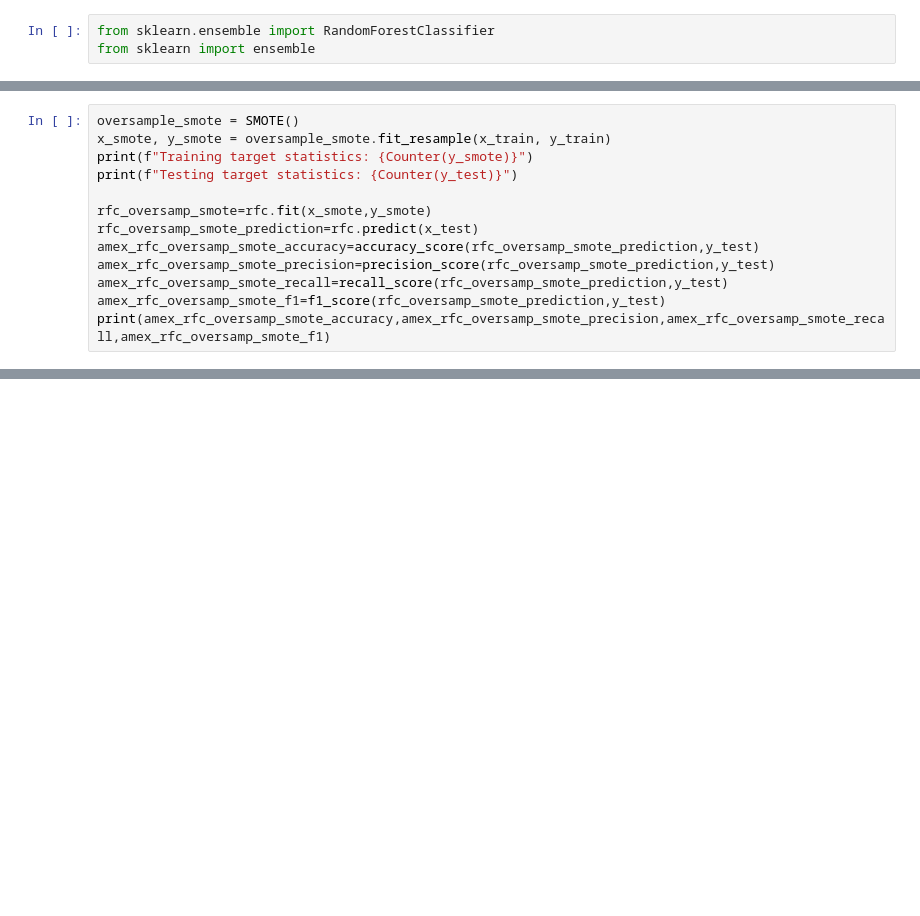
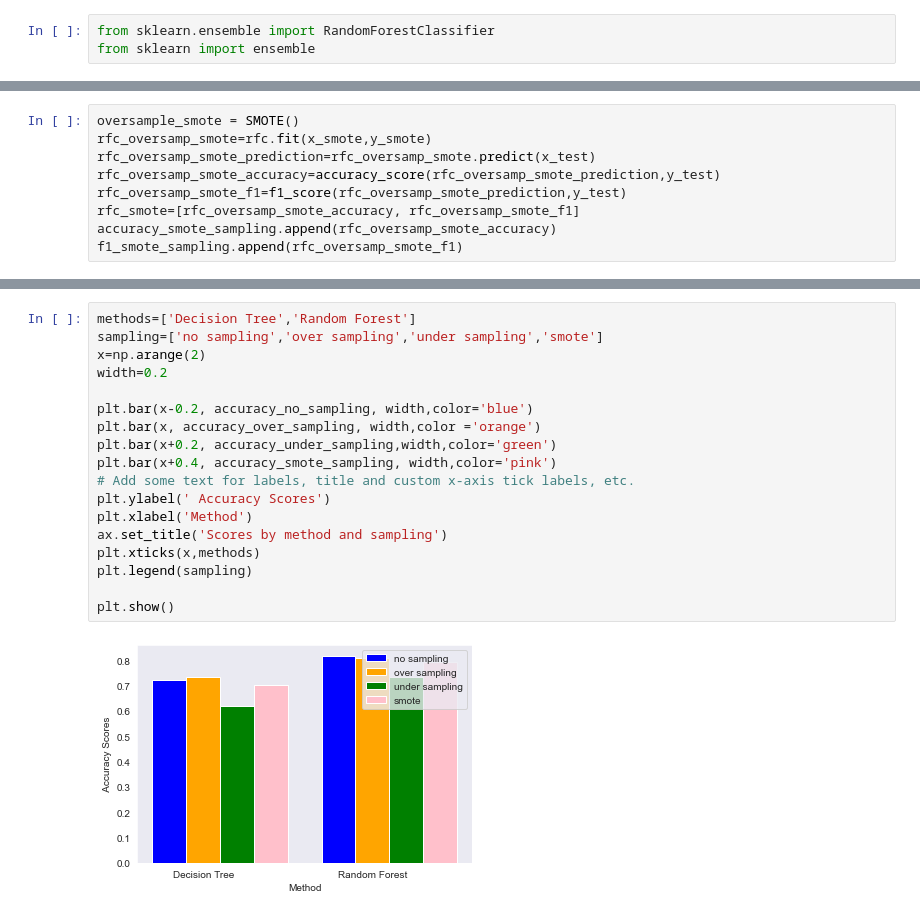
Before and after one commit to EMAT31530/ai-group-project-group-28, a Jupyter notebook: Random Forest Classifier.ipynb, the cells around one changed output, grey strips where cells are left out. Saved outputs shown, nothing was run; the diff lists cells and outputs as text; blank space fills up the shorter version.

```diff
--- a/Random Forest Classifier.ipynb
+++ b/Random Forest Classifier.ipynb
@@ -151,13 +162,0 @@ print(amex_rfc_undersamp_accuracy,amex_rfc_undersamp_precision,amex_rfc_undersam
-# %%
-oversample_smote = SMOTE()
-x_smote, y_smote = oversample_smote.fit_resample(x_train, y_train)
-print(f"Training target statistics: {Counter(y_smote)}")
-print(f"Testing target statistics: {Counter(y_test)}")
-
-rfc_oversamp_smote=rfc.fit(x_smote,y_smote)
-rfc_oversamp_smote_prediction=rfc.predict(x_test)
-amex_rfc_oversamp_smote_accuracy=accuracy_score(rfc_oversamp_smote_prediction,y_test)
-amex_rfc_oversamp_smote_precision=precision_score(rfc_oversamp_smote_prediction,y_test)
-amex_rfc_oversamp_smote_recall=recall_score(rfc_oversamp_smote_prediction,y_test)
-amex_rfc_oversamp_smote_f1=f1_score(rfc_oversamp_smote_prediction,y_test)
-print(amex_rfc_oversamp_smote_accuracy,amex_rfc_oversamp_smote_precision,amex_rfc_oversamp_smote_recall,amex_rfc_oversamp_smote_f1)
@@ -175,0 +163,9 @@ plt.bar(names,rfc_nosamp_scores)
+# %%
+oversample_smote = SMOTE()
+rfc_oversamp_smote=rfc.fit(x_smote,y_smote)
+rfc_oversamp_smote_prediction=rfc_oversamp_smote.predict(x_test)
+rfc_oversamp_smote_accuracy=accuracy_score(rfc_oversamp_smote_prediction,y_test)
+rfc_oversamp_smote_f1=f1_score(rfc_oversamp_smote_prediction,y_test)
+rfc_smote=[rfc_oversamp_smote_accuracy, rfc_oversamp_smote_f1]
+accuracy_smote_sampling.append(rfc_oversamp_smote_accuracy)
+f1_smote_sampling.append(rfc_oversamp_smote_f1)
@@ -175,0 +201,20 @@ plt.bar(names,rfc_nosamp_scores)
+# %%
+methods=['Decision Tree','Random Forest']
+sampling=['no sampling','over sampling','under sampling','smote']
+x=np.arange(2)
+width=0.2
+
+plt.bar(x-0.2, accuracy_no_sampling, width,color='blue')
+plt.bar(x, accuracy_over_sampling, width,color ='orange')
+plt.bar(x+0.2, accuracy_under_sampling,width,color='green')
+plt.bar(x+0.4, accuracy_smote_sampling, width,color='pink')
+# Add some text for labels, title and custom x-axis tick labels, etc.
+plt.ylabel(' Accuracy Scores')
+plt.xlabel('Method')
+ax.set_title('Scores by method and sampling')
+plt.xticks(x,methods)
+plt.legend(sampling)
+
+plt.show()
+# %% [output]
+[figure, added]
```
Also changed, not shown: parts of 29 cells of this notebook.
